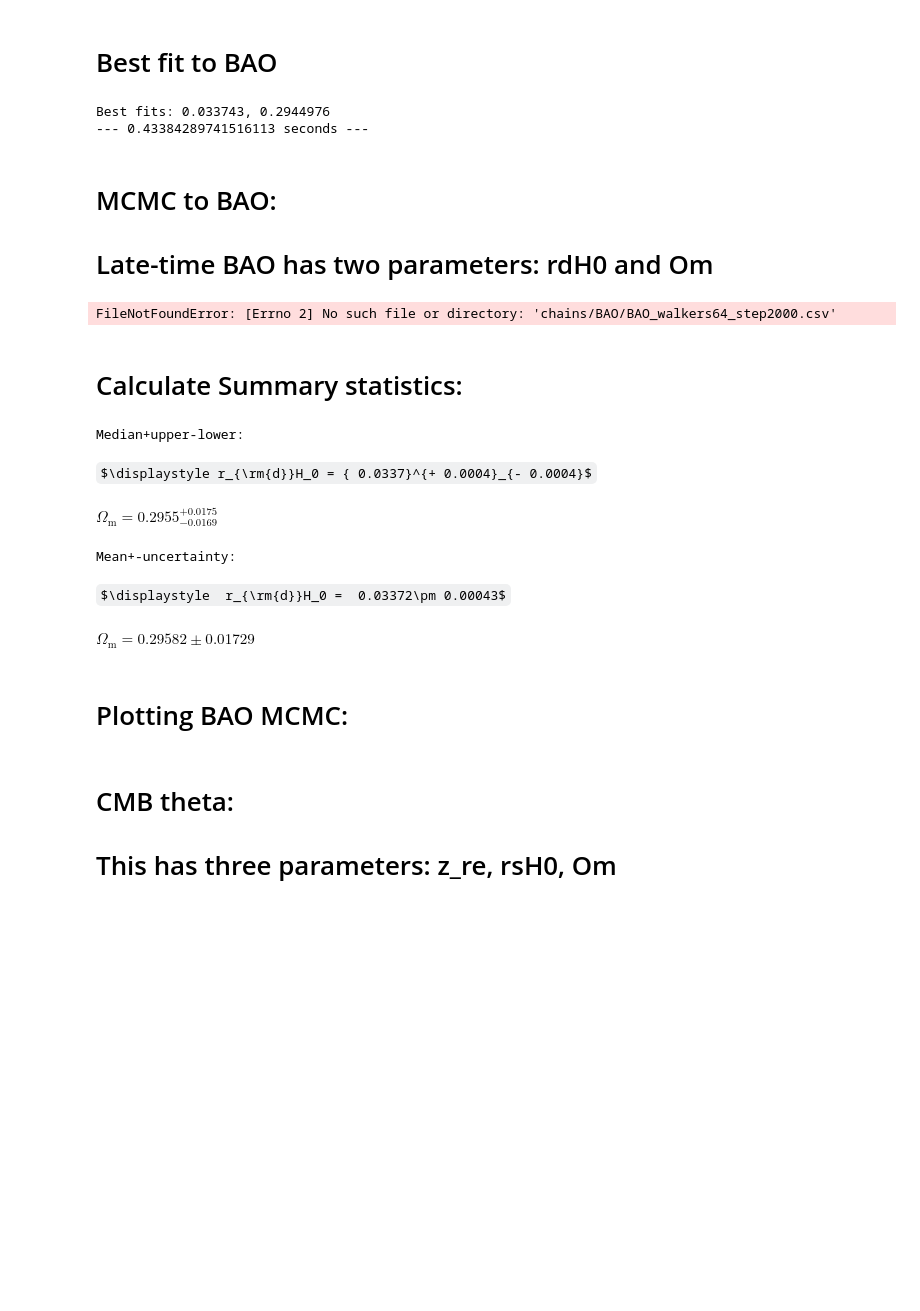
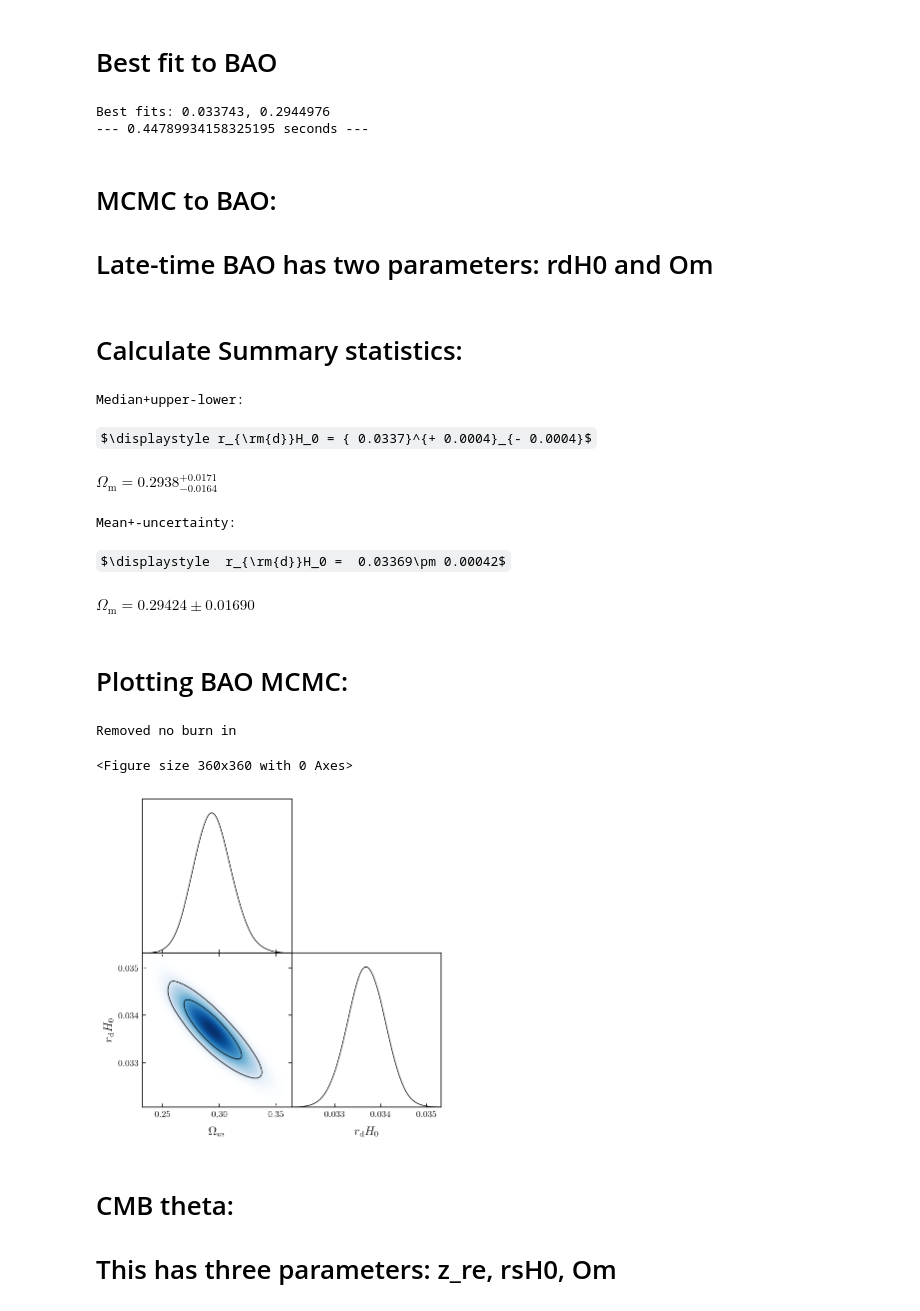
Before and after one commit to WeikangLin/CosmicStds, a Jupyter notebook: MCMC_cosmic_stds.ipynb, the cells around one changed output. Saved outputs shown, nothing was run; the diff lists cells and outputs as text; code cells hidden in the pictures; some formulas as TeX source; blank space fills up the shorter version.

```diff
--- a/MCMC_cosmic_stds.ipynb
+++ b/MCMC_cosmic_stds.ipynb
@@ -132,7 +132,7 @@ start_time = time.time()
 
 nll = lambda *args: -LIKE.lnprob_BAO(*args)   # load likelihood
 BAO_data_path='BAO_data/'
-BAO_datasets = ['6df','DR7_MGS','DR12_consensus','DR14_qsar','DR14_lya_qsar','DR14p845']
+BAO_datasets = ['6df','DR7_MGS','DR12_consensus','DR14_qsar','DR14_lya_qsar','DR16_LRG_ELG']
 
 result = op.minimize(nll, [0.034, 0.3], args=(BAO_data_path,BAO_datasets))
 rdH0_best = result["x"][0]     # MH0=M-5log10(10pc*H0)  #c=1, this is the same as C in the likelihood functions
@@ -143,34 +143,29 @@ print("Best fits: %2.6f, %1.7f" % (rdH0_best, Om_best))
 print("--- %s seconds ---" % (time.time() - start_time))
 # %% [output]
 Best fits: 0.033743, 0.2944976
---- 0.43384289741516113 seconds ---
+--- 0.44789934158325195 seconds ---
 # %% [markdown]
 # MCMC to BAO:
 # Late-time BAO has two parameters: rdH0 and Om
 # %%
 # Run the above best fits first:
 
-ndim, nwalkers, nstep = 2, 64, 2000  # settings for emcee
+ndim, nwalkers, nstep = 2, 64, 4000  # settings for emcee
 BAO_data_path='BAO_data/'
-BAO_datasets = ['6df','DR7_MGS','DR12_consensus','DR14_qsar','DR14_lya_qsar','DR14p845']
 
+BAO_datasets=['6df','DR7_MGS','DR12_consensus','DR16_LRG_ELG','DR14_qsar','DR14_lya_qsar']
 # set the path/file to save the chain:
-save_chain_file_BAO = 'chains/BAO_only/BAO_walkers'+str(nwalkers)+'_step'+str(nstep)+'.csv'
-
+save_chain_file_BAO = 'chains/BAO_only/AllBAO_walkers'+str(nwalkers)+'_step'+str(nstep)+'.csv'
 # MCMC
 pos = [[rdH0_best*(1+0.01*np.random.randn()),Om_best*(1+0.06*np.random.randn())] for i in range(nwalkers)]
-
 sampler_BAO=emcee.EnsembleSampler(nwalkers, ndim, LIKE.lnprob_BAO, args=(BAO_data_path,BAO_datasets))
 sampler_BAO.run_mcmc(pos, nstep, progress=True,);
-samples_BAO = sampler_BAO.chain[:, 50:, :].reshape((-1, ndim))   #filter out first XXX rows
-
+samples_BAO = sampler_BAO.chain[:, :, :].reshape((-1, ndim))   #filter out first XXX rows
 np.savetxt(save_chain_file_BAO, samples_BAO, delimiter=',')
-# %% [output]
-FileNotFoundError: [Errno 2] No such file or directory: 'chains/BAO/BAO_walkers64_step2000.csv'
 # %% [markdown]
 # Calculate Summary statistics:
 # %%
-load_chain_file = save_chain_file_BAO  # choose file to load
+load_chain_file = 'chains/BAO_only/AllBAO_walkers'+str(nwalkers)+'_step'+str(nstep)+'.csv'  # choose file to load
 samples = np.loadtxt(load_chain_file,delimiter=",")
 
 # Saving Median and upper and lower limits
@@ -198,19 +193,23 @@ for MEAN, STD, PARAM in zip([rdH0_mean, Om_mean], [rdH0_std, Om_std], [' r_{\\rm
 # %% [output]
 Median+upper-lower:
 $\displaystyle r_{\rm{d}}H_0 = { 0.0337}^{+ 0.0004}_{- 0.0004}$
-$\displaystyle \Omega_{\mathrm{m}} = { 0.2955}^{+ 0.0175}_{- 0.0169}$
+$\displaystyle \Omega_{\mathrm{m}} = { 0.2938}^{+ 0.0171}_{- 0.0164}$
 Mean+-uncertainty:
-$\displaystyle  r_{\rm{d}}H_0 =  0.03372\pm 0.00043$
+$\displaystyle  r_{\rm{d}}H_0 =  0.03369\pm 0.00042$
-$\displaystyle \Omega_{\mathrm{m}} =  0.29582\pm 0.01729$
+$\displaystyle \Omega_{\mathrm{m}} =  0.29424\pm 0.01690$
 # %% [markdown]
 # Plotting BAO MCMC:
 # %%
-names = [r'rdH0', 'Omegam']    # put parameters here
-labels =  [r'$r_{\rm{d}}H_0$',r'$\Omega_m$']    # label parameters here
+names = ['rdH0','omegam']    # put parameters here
+labels =  ['r_{\\rm{d}}H_0','\Omega_m']    # label parameters here
 MCsamples = MCSamples(samples=samples,names = names, labels = labels)
 g = plots.getSinglePlotter(width_inch=5, ratio=1)
-g.triangle_plot(MCsamples, names, shaded=True)
+g.triangle_plot(MCsamples, ['omegam','rdH0'] , shaded=True)
 g.export(os.path.join(r'figures',r'BAO_rdH0_Om.pdf'))
+# %% [output]
+Removed no burn in
+<Figure size 360x360 with 0 Axes>
+[figure, added]
 # %% [markdown]
 # CMB theta:
 # This has three parameters: z_re, rsH0, Om
```
Also changed, not shown: parts of 31 cells of this notebook, 7 other files.
